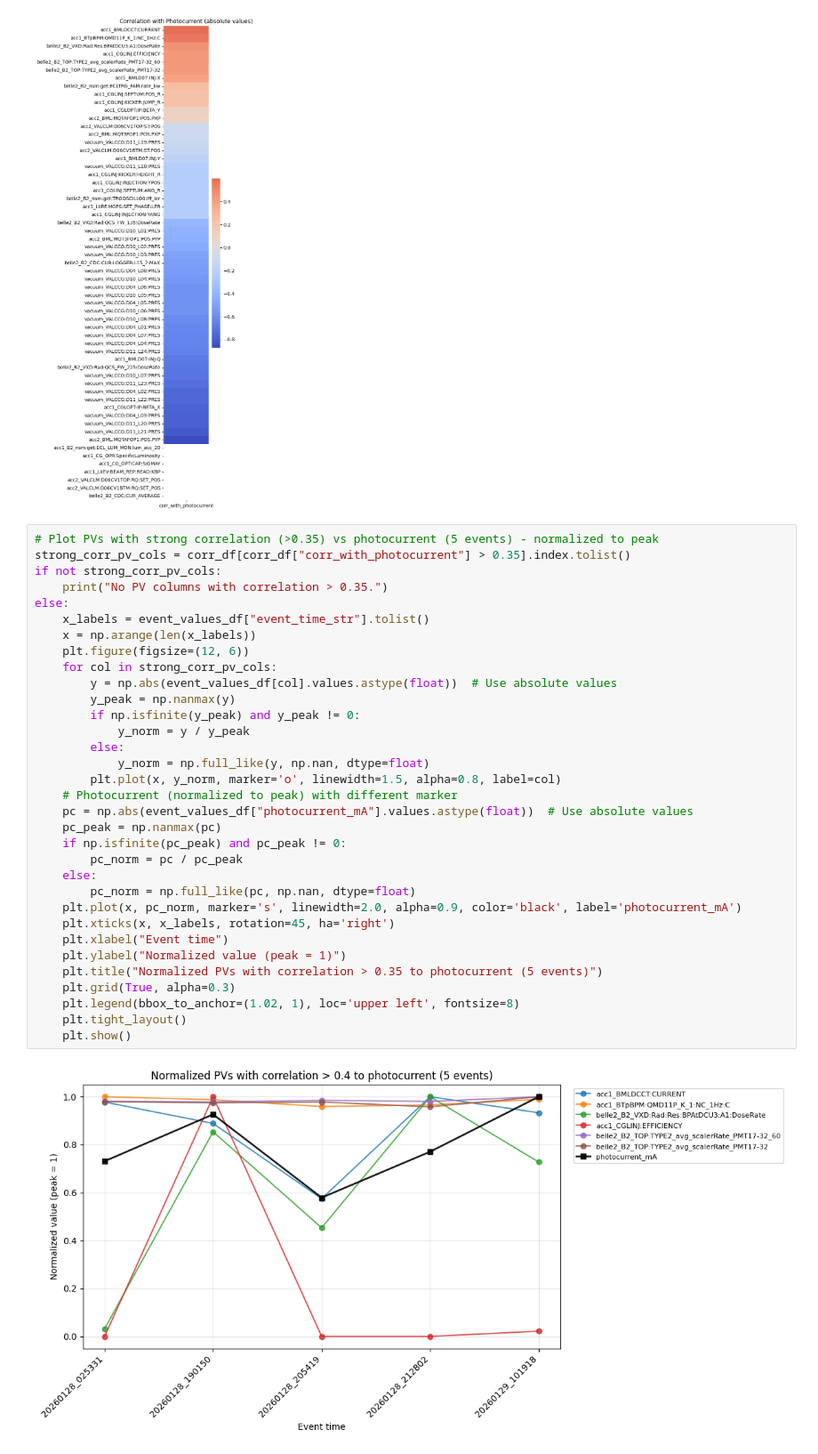
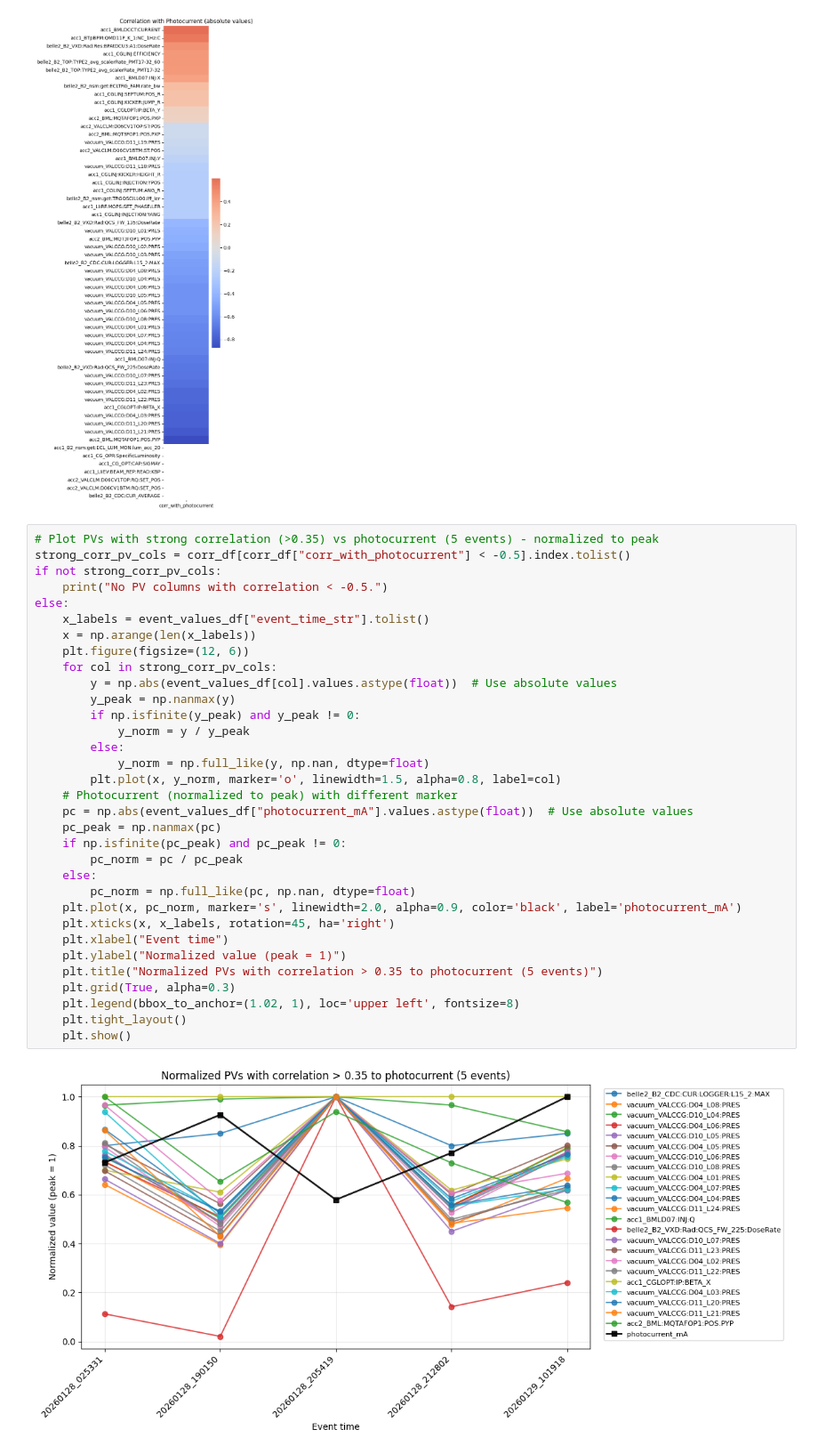
Before and after one commit to xylulu/SBL_code, a Jupyter notebook: multi_plot.ipynb, the cells around one changed output. Shown at 89% size. Cells and saved outputs as stored; diff of their text form.

```diff
--- a/multi_plot.ipynb
+++ b/multi_plot.ipynb
@@ -594,39 +594,39 @@ PV columns used for correlation: 59
 [figure]
 # %%
 # Plot PVs with strong correlation (>0.35) vs photocurrent (5 events) - normalized to peak
-strong_corr_pv_cols = corr_df[corr_df["corr_with_photocurrent"] > 0.35].index.tolist()
+strong_corr_pv_cols = corr_df[corr_df["corr_with_photocurrent"] < -0.5].index.tolist()
 if not strong_corr_pv_cols:
-    print("No PV columns with correlation > 0.35.")
+    print("No PV columns with correlation < -0.5.")
 else:
     x_labels = event_values_df["event_time_str"].tolist()
     x = np.arange(len(x_labels))
     plt.figure(figsize=(12, 6))
     for col in strong_corr_pv_cols:
         y = np.abs(event_values_df[col].values.astype(float))  # Use absolute values
         y_peak = np.nanmax(y)
         if np.isfinite(y_peak) and y_peak != 0:
             y_norm = y / y_peak
         else:
             y_norm = np.full_like(y, np.nan, dtype=float)
         plt.plot(x, y_norm, marker='o', linewidth=1.5, alpha=0.8, label=col)
     # Photocurrent (normalized to peak) with different marker
     pc = np.abs(event_values_df["photocurrent_mA"].values.astype(float))  # Use absolute values
     pc_peak = np.nanmax(pc)
     if np.isfinite(pc_peak) and pc_peak != 0:
         pc_norm = pc / pc_peak
     else:
         pc_norm = np.full_like(pc, np.nan, dtype=float)
     plt.plot(x, pc_norm, marker='s', linewidth=2.0, alpha=0.9, color='black', label='photocurrent_mA')
     plt.xticks(x, x_labels, rotation=45, ha='right')
     plt.xlabel("Event time")
     plt.ylabel("Normalized value (peak = 1)")
     plt.title("Normalized PVs with correlation > 0.35 to photocurrent (5 events)")
     plt.grid(True, alpha=0.3)
     plt.legend(bbox_to_anchor=(1.02, 1), loc='upper left', fontsize=8)
     plt.tight_layout()
     plt.show()
 # %% [output]
-[figure, old version]
+[figure, new version]
 # %%
 # Plot PV values (corr > 0.35) vs photocurrent (x-axis) - normalized peaks
 strong_corr_pv_cols = corr_df[corr_df["corr_with_photocurrent"] > 0.35].index.tolist()
```
Also changed, not shown: parts of 2 cells of this notebook, 8 other files.
